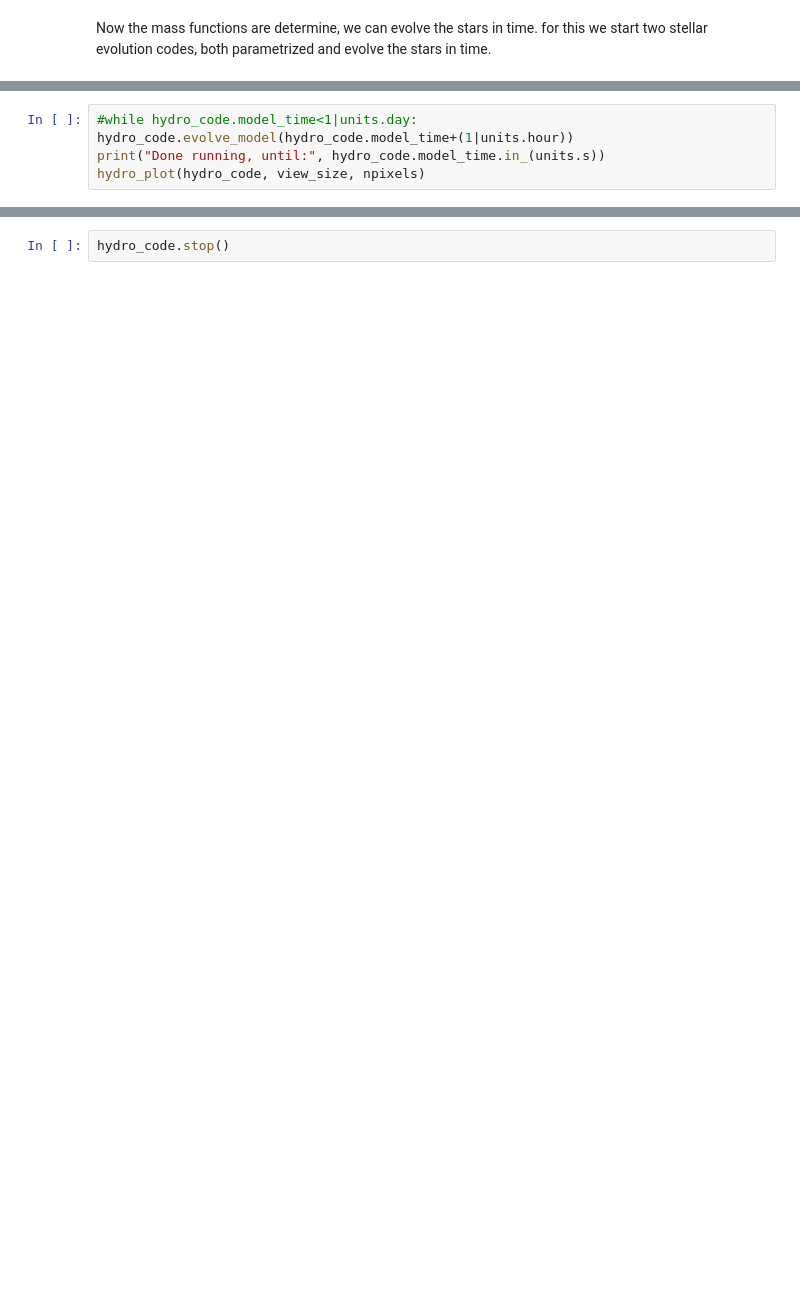
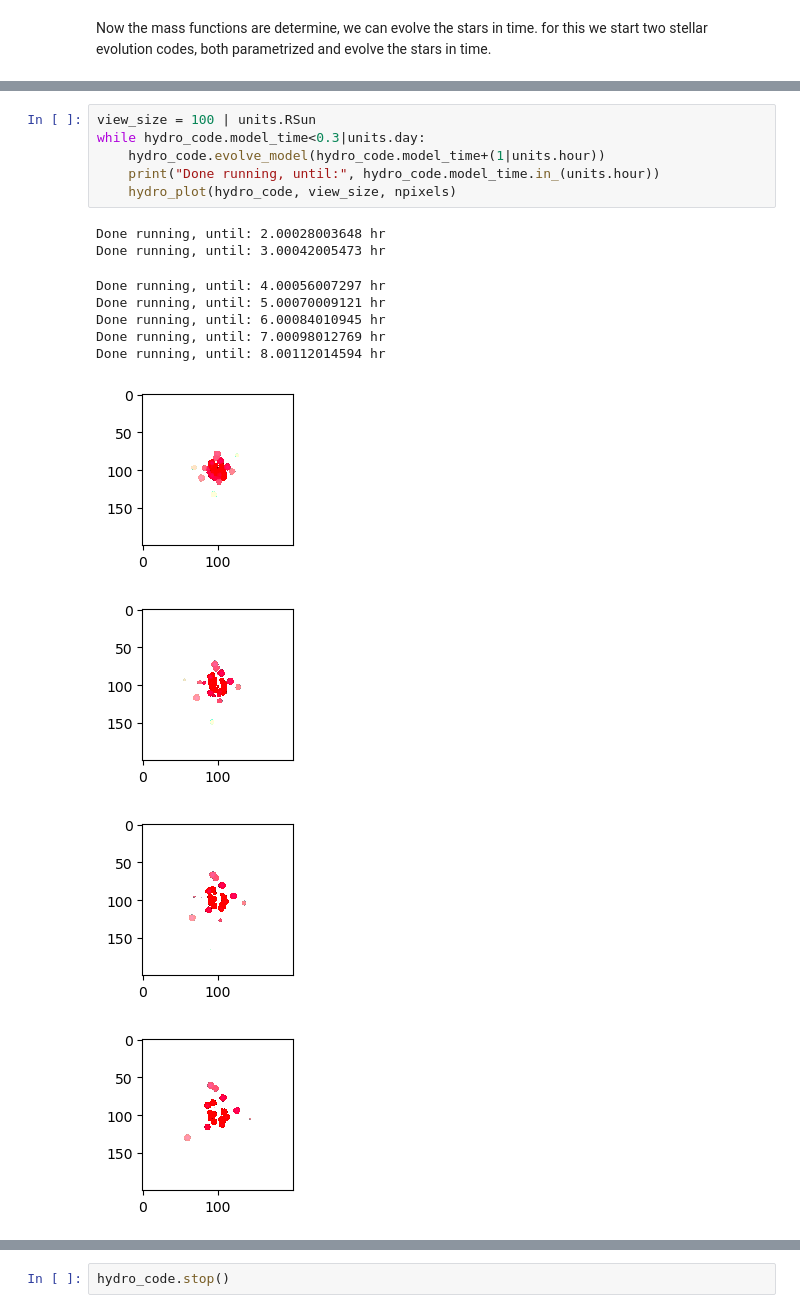
Before and after one commit to spzwart/AMUSE-Tutorial, a Jupyter notebook: running_hydrodynamics.ipynb, the cells around one changed output, grey strips where cells are left out. Saved outputs shown, nothing was run; the diff lists cells and outputs as text; blank space fills up the shorter version.

```diff
--- a/running_hydrodynamics.ipynb
+++ b/running_hydrodynamics.ipynb
@@ -207,5 +240,18 @@ hydro_plot(hydro_code, view_size, npixels)
 # %%
-#while hydro_code.model_time<1|units.day:
-hydro_code.evolve_model(hydro_code.model_time+(1|units.hour))
-print("Done running, until:", hydro_code.model_time.in_(units.s))
-hydro_plot(hydro_code, view_size, npixels)
+view_size = 100 | units.RSun
+while hydro_code.model_time<0.3|units.day:
+    hydro_code.evolve_model(hydro_code.model_time+(1|units.hour))
+    print("Done running, until:", hydro_code.model_time.in_(units.hour))
+    hydro_plot(hydro_code, view_size, npixels)
+# %% [output]
+Done running, until: 2.00028003648 hr
+Done running, until: 3.00042005473 hr
+Done running, until: 4.00056007297 hr
+Done running, until: 5.00070009121 hr
+Done running, until: 6.00084010945 hr
+Done running, until: 7.00098012769 hr
+Done running, until: 8.00112014594 hr
+[figure, added]
+[figure, added]
+[figure, added]
+[figure, added]
```
Also changed, not shown: parts of 21 cells of this notebook.
